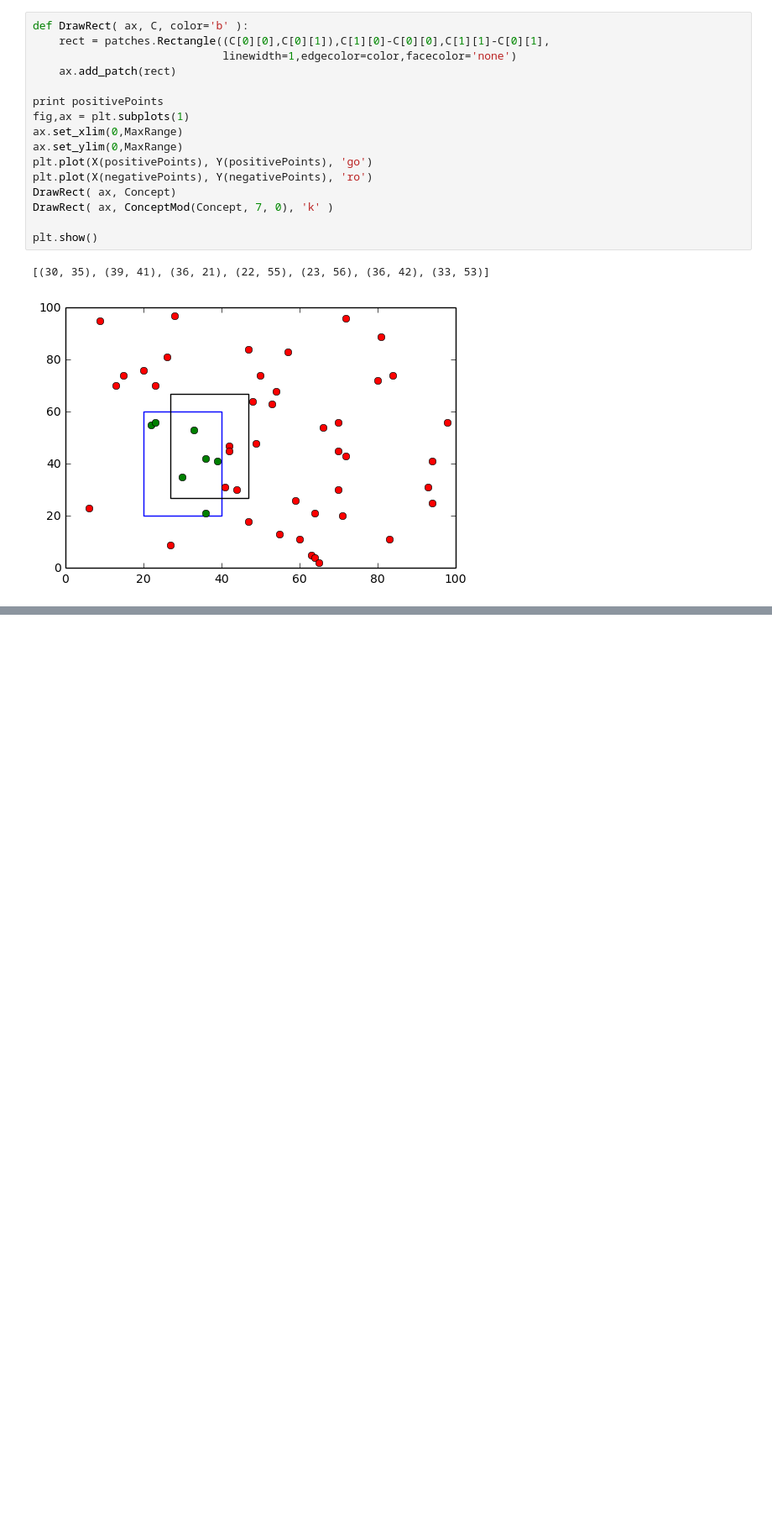
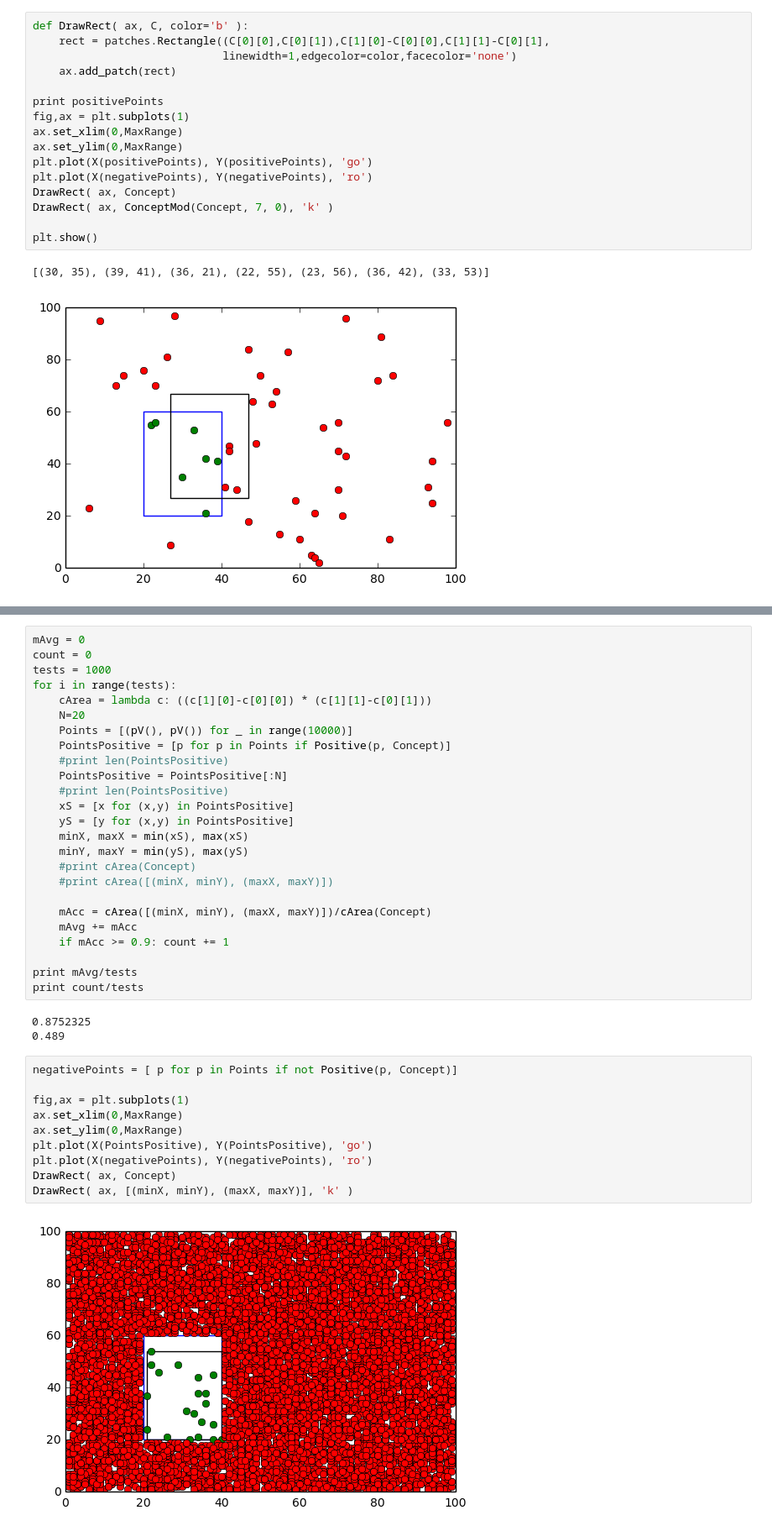
Before and after one commit to CarlosReyes1/c2017Fall, a Jupyter notebook: c191s18/RectangleConcepts.ipynb, the cells around one changed output, grey strips where cells are left out. Shown at 84% size. Drawn from its saved outputs; the diff is of its cells as text; blank space fills up the shorter version.

```diff
--- a/c191s18/RectangleConcepts.ipynb
+++ b/c191s18/RectangleConcepts.ipynb
@@ -69,3 +69,43 @@ print ns
 [figure]
 [ 147.55517816  119.82929094  103.61068662   92.10340372   83.17766167
    75.8847994    69.7187722    64.3775165    59.66619507]
+# %%
+mAvg = 0
+count = 0
+tests = 1000
+for i in range(tests):
+    cArea = lambda c: ((c[1][0]-c[0][0]) * (c[1][1]-c[0][1]))
+    N=20
+    Points = [(pV(), pV()) for _ in range(10000)]
+    PointsPositive = [p for p in Points if Positive(p, Concept)]
+    #print len(PointsPositive)
+    PointsPositive = PointsPositive[:N]
+    #print len(PointsPositive)
+    xS = [x for (x,y) in PointsPositive]
+    yS = [y for (x,y) in PointsPositive]
+    minX, maxX = min(xS), max(xS)
+    minY, maxY = min(yS), max(yS)
+    #print cArea(Concept)
+    #print cArea([(minX, minY), (maxX, maxY)])
+
+    mAcc = cArea([(minX, minY), (maxX, maxY)])/cArea(Concept)
+    mAvg += mAcc
+    if mAcc >= 0.9: count += 1
+
+print mAvg/tests
+print count/tests
+# %% [output]
+0.8752325
+0.489
+# %%
+negativePoints = [ p for p in Points if not Positive(p, Concept)]
+
+fig,ax = plt.subplots(1)
+ax.set_xlim(0,MaxRange)
+ax.set_ylim(0,MaxRange)
+plt.plot(X(PointsPositive), Y(PointsPositive), 'go')
+plt.plot(X(negativePoints), Y(negativePoints), 'ro')
+DrawRect( ax, Concept)
+DrawRect( ax, [(minX, minY), (maxX, maxY)], 'k' )
+# %% [output]
+[figure, added]
```
Also changed, not shown: parts of 1 cell of this notebook.
